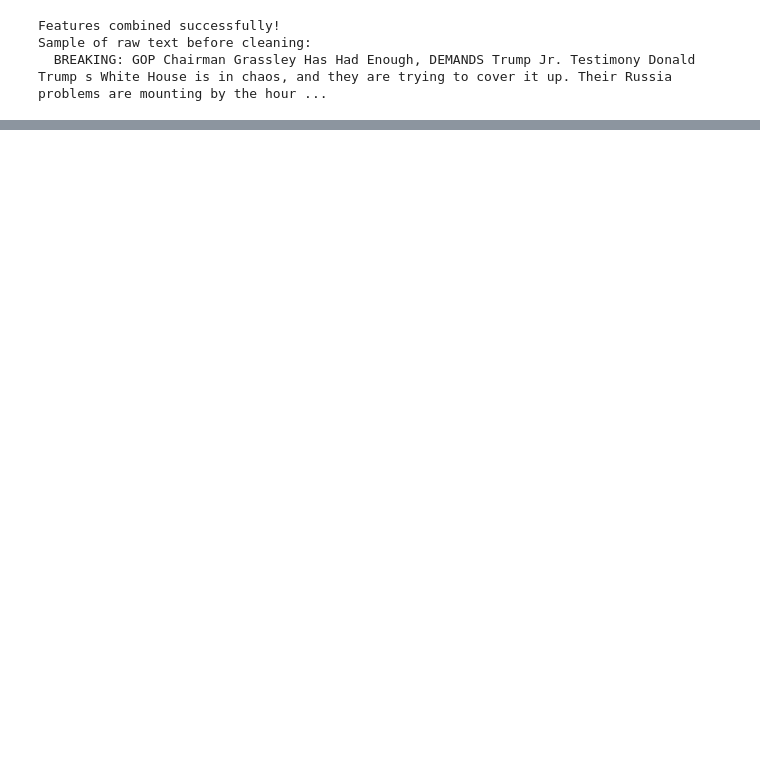
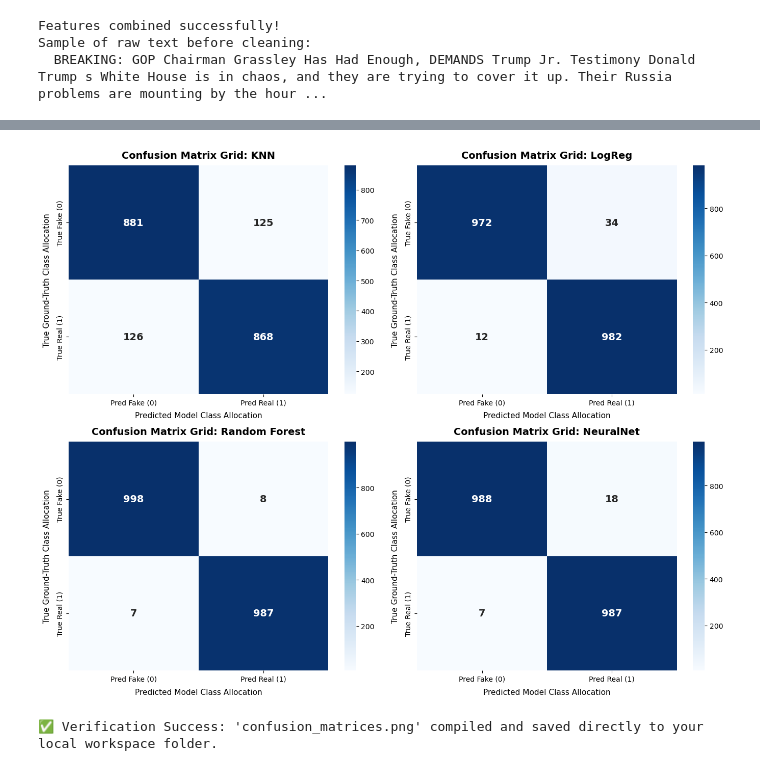
Before and after one commit to ritikasinghchandel210506-ctrl/Fake-News-Detector, a Jupyter notebook: fake_news_pipeline.ipynb, the cells around one changed output, grey strips where cells are left out. Drawn from its saved outputs; the diff is of its cells as text; code cells hidden in the pictures; blank space fills up the shorter version.

Commit message:
Accuracy and Precision of models,Integrated reporting engine, matrix exports, and custom text inference endpoint

```diff
--- a/fake_news_pipeline.ipynb
+++ b/fake_news_pipeline.ipynb
@@ -32,7 +32,7 @@ df_fake['label'] = 0  # 0 represents Fake News
 data = pd.concat([df_true, df_fake], ignore_index=True)
 
 # 4. Shuffle the dataset randomly so real and fake articles are well mixed
-data = data.sample(frac=1, random_state=42).reset_index(drop=True)
+data = data.sample(n=10000, random_state=42).reset_index(drop=True)
 
 print(f"Total articles loaded successfully: {data.shape[0]} rows, {data.shape[1]} columns.")
 # %% [output]
@@ -93,13 +93,13 @@ def clean_text_from_scratch(text):
     # Ensure input is treated as a string
     text = str(text)
 
-    # 1. Convert text to lowercase (standardizes words like 'The' and 'the')
+    # 1. Convert text to lowercase
     text = text.lower()
 
-    # 2. Strip html tags if any exist (e.g., <br />)
+    # 2. Strip html tags if any exist
     text = re.sub(r'<[^>]*>', '', text)
 
-    # 3. Apply the corrected regex filter: Remove punctuation/symbols, preserve spaces [cite: 12, 36]
+    # 3. Apply the corrected regex filter: Remove punctuation/symbols, preserve spaces
     text = re.sub(r'[^\w\s]', '', text)
 
     # 4. Remove extra whitespaces/newlines so tokens remain clean
@@ -108,7 +108,7 @@ def clean_text_from_scratch(text):
     return text
 
 # Apply the cleaning function to the entire features dataset
-X_cleaned = X.apply(clean_text_from_scratch) [cite: 39]
+X_cleaned = X.apply(clean_text_from_scratch)
 
 print("✅ Text preprocessing completed successfully!")
 # %% [output]
@@ -115,0 +215,9 @@ NameError: name 'cite' is not defined
+# %%
+#BASELINE PREDICTION DIAGNOSTIC
+
+print("--- Quick Accuracy Baseline Check ---")
+for name, model in models.items():
+    # Generate predictions on the unseen test matrices
+    preds = model.predict(X_test)
+    score = accuracy_score(y_test, preds)
+    print(f"{name} Baseline Accuracy: {score:.4f}")
@@ -115,0 +272,40 @@ NameError: name 'cite' is not defined
+# %%
+#CONFUSION MATRIX 2x2 GRID GENERATION & EXPORT SYSTEM
+
+import matplotlib.pyplot as plt
+import seaborn as sns
+
+# 1. Establish a high-resolution 2x2 subplot canvas grid
+fig, axes = plt.subplots(2, 2, figsize=(14, 11))
+axes = axes.ravel()  # Flatten the 2D layout array to easily map iterations sequentially
+
+# 2. Map and loop every model through the plotting layout
+for idx, (name, model) in enumerate(models.items()):
+    # Generate model specific test array predictions
+    preds = model.predict(X_test)
+
+    # Calculate the raw mathematical confusion values
+    cm = confusion_matrix(y_test, preds)
+
+    # Plot an optimized color-mapped Seaborn heatmap within the target axis block
+    sns.heatmap(cm, annot=True, fmt='d', cmap='Blues', ax=axes[idx],
+                annot_kws={'size': 14, 'weight': 'bold'}, # Make matrix integers highly legible
+                xticklabels=['Pred Fake (0)', 'Pred Real (1)'],
+                yticklabels=['True Fake (0)', 'True Real (1)'])
+
+    # Configure formal academic axis styling labels
+    axes[idx].set_title(f"Confusion Matrix Grid: {name}", fontsize=14, fontweight='bold', pad=10)
+    axes[idx].set_xlabel("Predicted Model Class Allocation", fontsize=11, labelpad=8)
+    axes[idx].set_ylabel("True Ground-Truth Class Allocation", fontsize=11, labelpad=8)
+
+# 3. Clean spatial alignment parameters to guarantee zero visual overlapping
+plt.tight_layout()
+
+# 4. Export the final plot directly to your root folder as required by your manual
+plt.savefig("confusion_matrices.png", dpi=300, bbox_inches='tight')
+plt.show()
+
+print("\n✅ Verification Success: 'confusion_matrices.png' compiled and saved directly to your local workspace folder.")
+# %% [output]
+[figure, added]
+✅ Verification Success: 'confusion_matrices.png' compiled and saved directly to your local workspace folder.
```
Also changed, not shown: parts of 9 cells of this notebook, 1 other file.
